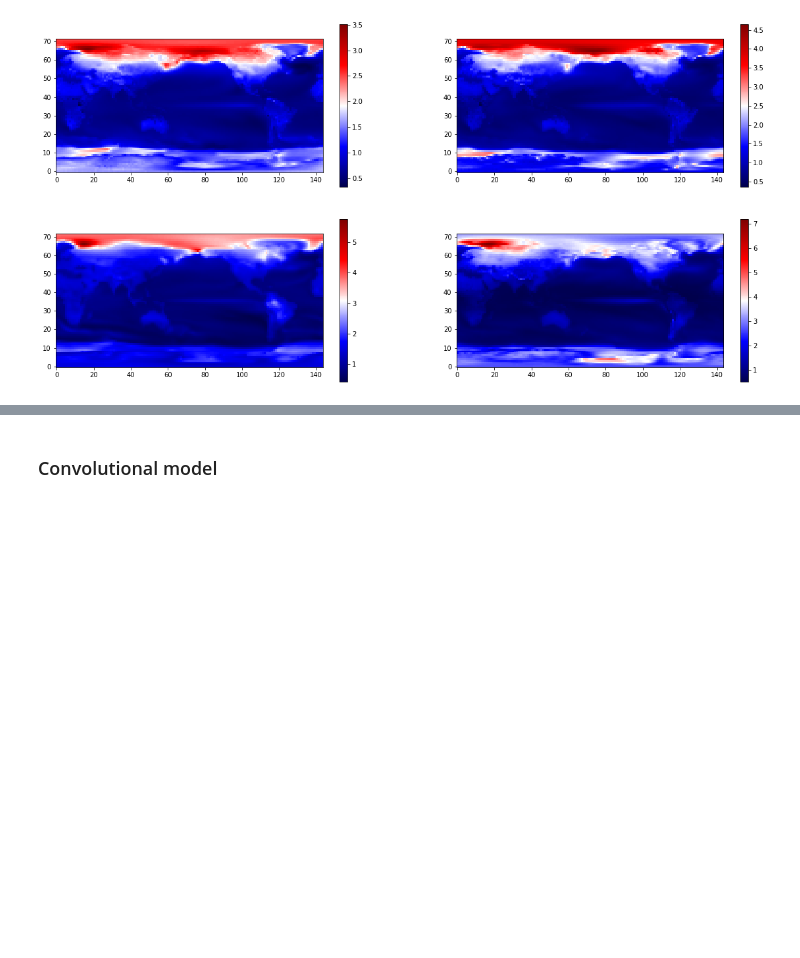
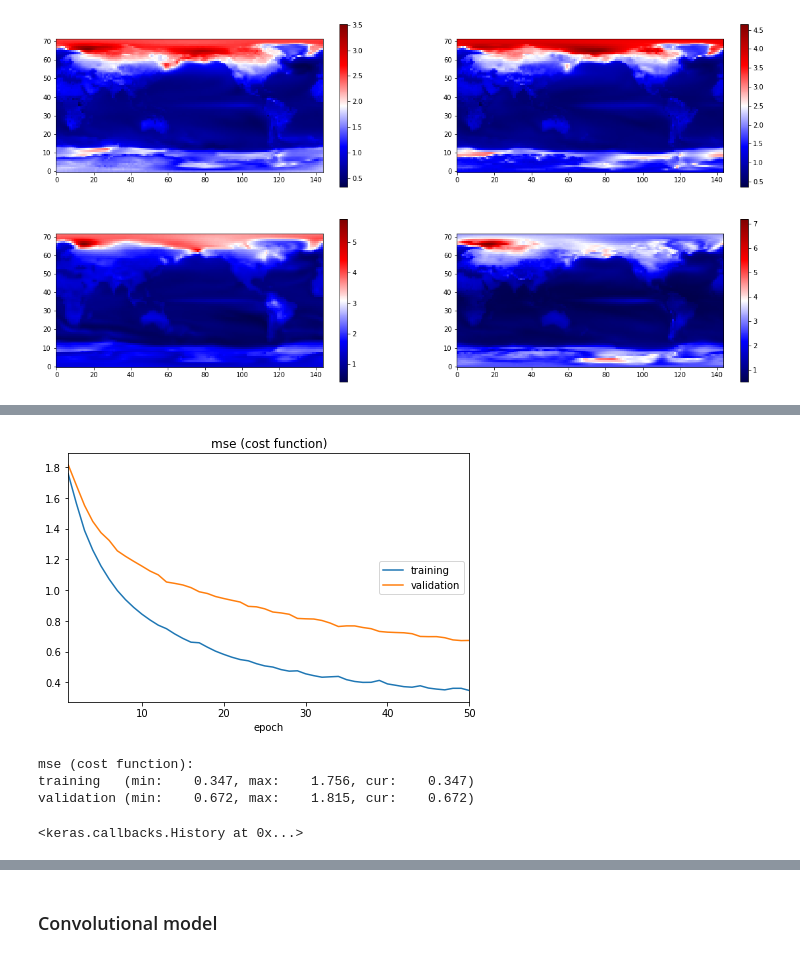
Before and after one commit to bgroenks96/cmip-embeddings, a Jupyter notebook: deep_embeddings.ipynb, the cells around one changed output, grey strips where cells are left out. Drawn from its saved outputs; the diff is of its cells as text; code cells hidden in the pictures; blank space fills up the shorter version.

Commit message:
More model and plotting improvements

```diff
--- a/deep_embeddings.ipynb
+++ b/deep_embeddings.ipynb
@@ -33,11 +33,17 @@ matplotlib version: 3.0.2
 sklearn version: 0.20.1
 # %%
 X_ccsm4 = xr.open_dataset('data/rcp26/CCSM4/rcp26_CCSM4_grid.nc')
+X_ccsm4_arr = X_ccsm4.to_array().values
 X_cesm = xr.open_dataset('data/rcp26/CESM1-CAM5/rcp26_CESM1-CAM5_grid.nc')
+X_cesm_arr = X_cesm.to_array().values
 X_canesm = xr.open_dataset('data/rcp26/CanESM2/rcp26_CanESM2_grid.nc')
+X_canesm_arr = X_canesm.to_array().values
 X_cnrm = xr.open_dataset('data/rcp26/CNRM-CM5/rcp26_CNRM-CM5_grid.nc')
-X_miroc5 = xr.open_dataset('data/rcp26/MIROC5/rcp26_MIROC5_grid.nc')
-X_all = [X_ccsm4.to_array().values, X_cesm.to_array().values, X_canesm.to_array().values, X_cnrm.to_array().values, X_miroc5.to_array().values]
-
-N_lat = 72
-N_lon = 144
+X_cnrm_arr = X_cnrm.to_array().values
+X_miroc = xr.open_dataset('data/rcp26/MIROC5/rcp26_MIROC5_grid.nc')
+X_miroc_arr = X_miroc.to_array().values
+X_mpi = xr.open_dataset('data/rcp26/MPI-ESM-LR/rcp26_MPI-ESM-LR_grid.nc')
+X_mpi_arr = X_mpi.to_array().values
+X_all_arr = np.array([X_ccsm4_arr, X_cesm_arr, X_canesm_arr, X_cnrm_arr, X_miroc_arr, X_mpi_arr])
+X_all_arr = np.transpose(X_all_arr, axes=[0,2,3,4,1])
+print(X_all_arr.shape)
@@ -43,0 +52,5 @@ N_lon = 144
+# %%
+N_models, N_time, N_lat, N_lon, N_chan = X_all_arr.shape
+# %%
+X_all = np.hstack(X_all_arr).reshape((N_models*N_time, N_lat, N_lon, N_chan))
+print(X_all.shape)
@@ -65,10 +112,14 @@ plt.show()
 # %%
+X_flat = X_all.reshape((X_all.shape[0], np.product(X_all.shape[1:])))
+print(X_flat.shape)
+
 BATCH_SIZE = int(X_flat.shape[0] / 10)
 
 input_0 = Input(batch_shape=(BATCH_SIZE, X_flat.shape[1]))
-dense_1 = Dense(32, activation='relu', kernel_regularizer=l1(1.0e-5))(input_0)
+dense_1 = Dense(256, activation='relu', kernel_regularizer=l1(1.0e-5))(input_0)
 dense_3 = Dense(X_flat.shape[1], activation='linear')(dense_1)
 
 model = Model(inputs=input_0, outputs=dense_3)
 model.compile(optimizer='adam', loss='mse')
+model.summary()
 # %% [output]
@@ -76,4 +140,10 @@ NameError: name 'X_flat' is not defined
 # %%
 from livelossplot.keras import PlotLossesCallback
 
-model.fit(X_flat, X_flat, batch_size=BATCH_SIZE, epochs=50, callbacks=[PlotLossesCallback()])
+model.fit(X_flat, X_flat, batch_size=BATCH_SIZE, epochs=50, shuffle=True, validation_split=0.3, callbacks=[PlotLossesCallback()])
+# %% [output]
+[figure, added]
+mse (cost function):
+training   (min:    0.347, max:    1.756, cur:    0.347)
+validation (min:    0.672, max:    1.815, cur:    0.672)
+<keras.callbacks.History at 0x...>
```
Also changed, not shown: parts of 17 cells of this notebook, 1 other file.
